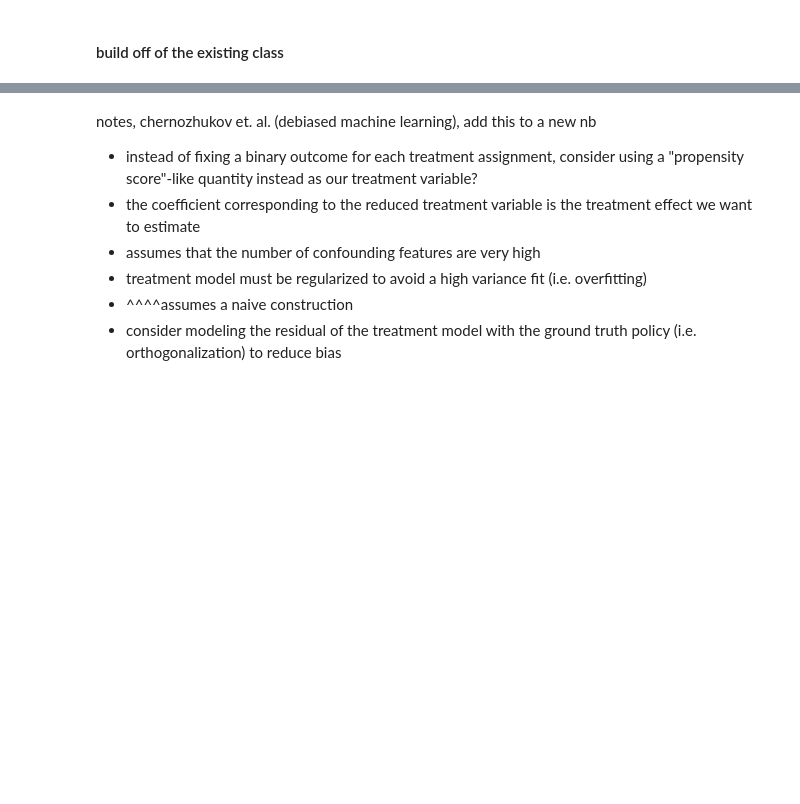
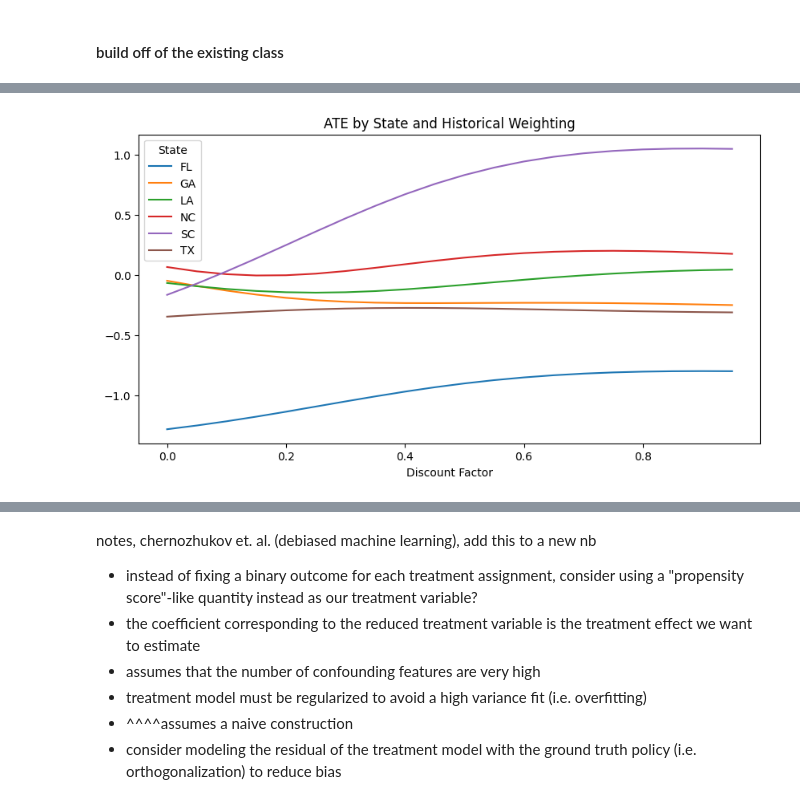
Before and after one commit to devennb/climate-effects-on-real-estate, a Jupyter notebook: guided_study_climate_realestate/causal-inference/causal-inference-03.ipynb, the cells around one changed output, grey strips where cells are left out. Cells and saved outputs as stored; diff of their text form; code cells hidden in the pictures; blank space fills up the shorter version.

```diff
--- a/guided_study_climate_realestate/causal-inference/causal-inference-03.ipynb
+++ b/guided_study_climate_realestate/causal-inference/causal-inference-03.ipynb
@@ -716,0 +748,7 @@ data.loc[data['Discount Factor'] == 0.9]
+# %%
+data=pd.DataFrame(res)
+data['State'] = data['State'].str.replace(', ', '')
+data.pivot(index='Discount Factor', values='ATE Estimate', columns='State').plot(title='ATE by State and Historical Weighting', figsize=(10,5))
+plt.show()
+# %% [output]
+[figure, added]
```
Also changed, not shown: parts of 11 cells of this notebook, 16 other files.
